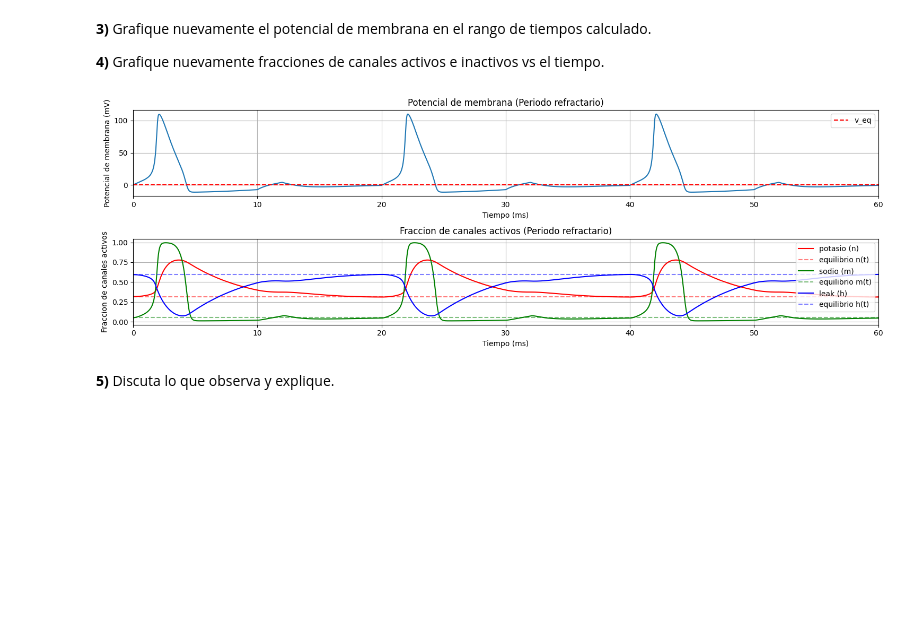
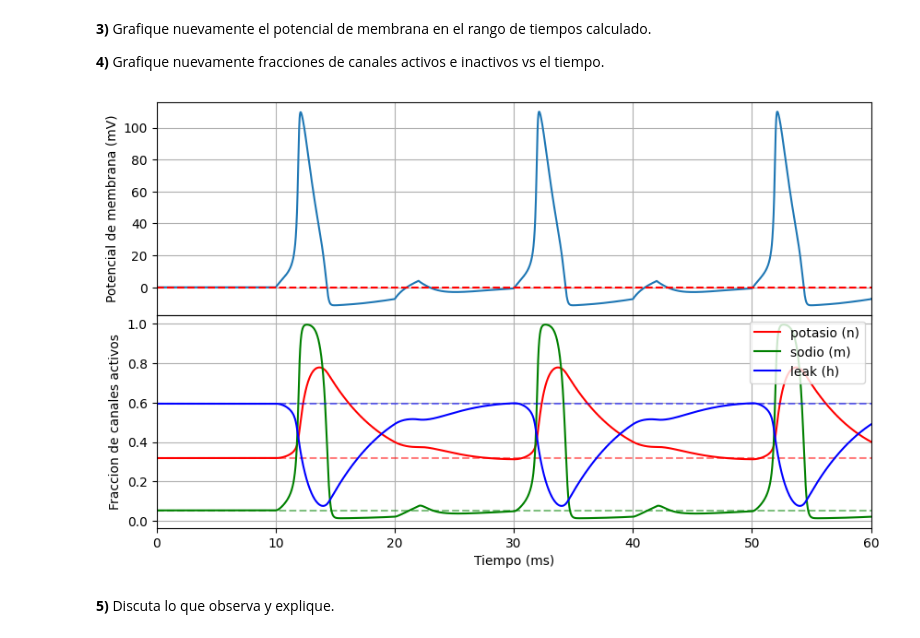
Before and after one commit to AdolfoBanchio/Modelo-Hodgkin-y-Huxley, a Jupyter notebook: redes_neuronales_2024_guia_8.ipynb, the cells around one changed output. Saved outputs shown, nothing was run; the diff lists cells and outputs as text; code cells hidden in the pictures; blank space fills up the shorter version.

```diff
--- a/redes_neuronales_2024_guia_8.ipynb
+++ b/redes_neuronales_2024_guia_8.ipynb
@@ -473,10 +473,10 @@ h = 0.01
 k = int((tf-t0)/h)
 # %%
 t,w = integrador_ode(rk4,int_HyH,x0,t0,tf,k,p)
-v_rk = w[3,:]
-n_rk = w[0,:]
-m_rk = w[1,:]
-h_rk = w[2,:]
+v_1 = w[3,:]
+n_1 = w[0,:]
+m_1 = w[1,:]
+h_1 = w[2,:]
 # %% [markdown]
 **2)** Grafique el potencial de membrana en función del tiempo, i.e. grafique $v(t)$ vs $t$ en el rango calculado.
 # %%
@@ -541,10 +540,10 @@ plt.show()
 **5)** Almacene los valores de equilibrio a corriente nula de las variables dinámicas usando los valores de las mismas obtenidos a tiempos largos. Es decir, almacene los valores $v^* \approx v(t_f)$, $n^* \approx n(t_f)$, $m^* \approx m(t_f)$ y $h^* \approx h(t_f)$, para ser utilizado como condiciones iniciales en futuras integraciones de las ODEs del modelo de Hodgkin y Huxley.
 # %%
 # 3.5)
-v_eq = v_rk[-1]
-n_eq = n_rk[-1]
-m_eq = m_rk[-1]
-h_eq = h_rk[-1]
+v_eq = v_1[-1]
+n_eq = n_1[-1]
+m_eq = m_1[-1]
+h_eq = h_1[-1]
 # %% [markdown]
 ## Ejercicio 4) estímulo débil y estímulo fuerte
 
@@ -742,7 +754,7 @@ $$
 # %%
 # 6.1)
 def i_ej6(t):
-    if 0 <= t%10 <= 2:
+    if 0 <= t%10 <= 2 and t >=10:
         return 10
     else:
         return 0
@@ -781,36 +793,39 @@ v_4 = w_4[3,:]
 
 **4)** Grafique nuevamente fracciones de canales activos e inactivos vs el tiempo.
 # %%
-fig, ax = plt.subplots(2,1,figsize=(15,5), layout='tight')
+fig = plt.figure(figsize=(10, 6))
+gs = fig.add_gridspec(2, hspace=0)
+ax = gs.subplots(sharex=True)
 
 # 6.3)
 ax[0].plot(t_4,v_4)
 ax[0].set_xlabel('Tiempo (ms)')
 ax[0].set_ylabel('Potencial de membrana (mV)')
-ax[0].set_title('Potencial de membrana (Periodo refractario)')
-ax[0].axhline(y=v_eq, color='r', linestyle='--', label='v_eq')
+ax[0].axhline(y=v_eq, color='r', linestyle='--')
 ax[0].set_xlim(0,60)
-ax[0].legend()
 ax[0].grid()
 
 # 6.4)
 
 ax[1].plot(t_4,n_4,label='potasio (n)', color='r')
-ax[1].axhline(y=n_eq, color='r', linestyle='--', label='equilibrio n(t)', alpha=0.5)
+ax[1].axhline(y=n_eq, color='r', linestyle='--', alpha=0.5)
 ax[1].plot(t_4,m_4,label='sodio (m)', color='g')
-ax[1].axhline(y=m_eq, color='g', linestyle='--', label='equilibrio m(t)', alpha=0.5)
+ax[1].axhline(y=m_eq, color='g', linestyle='--', alpha=0.5)
 ax[1].plot(t_4,h_4,label='leak (h)', color='b')
-ax[1].axhline(y=h_eq, color='b', linestyle='--', label='equilibrio h(t)', alpha=0.5)
+ax[1].axhline(y=h_eq, color='b', linestyle='--', alpha=0.5)
 ax[1].set_xlabel('Tiempo (ms)')
 ax[1].set_ylabel('Fraccion de canales activos')
-ax[1].set_title('Fraccion de canales activos (Periodo refractario)')
 ax[1].set_xlim(0,60)
 ax[1].legend(loc='upper right')
 ax[1].grid()
 
+# Hide x labels and tick labels for all but bottom plot.
+for ax in axs:
+    ax.label_outer()
+
 plt.show()
 # %% [output]
-[figure, old version]
+[figure, new version]
 # %% [markdown]
 **5)** Discuta lo que observa y explique.
 # %% [markdown]
```
Also changed, not shown: parts of 7 cells of this notebook, 9 other files.
